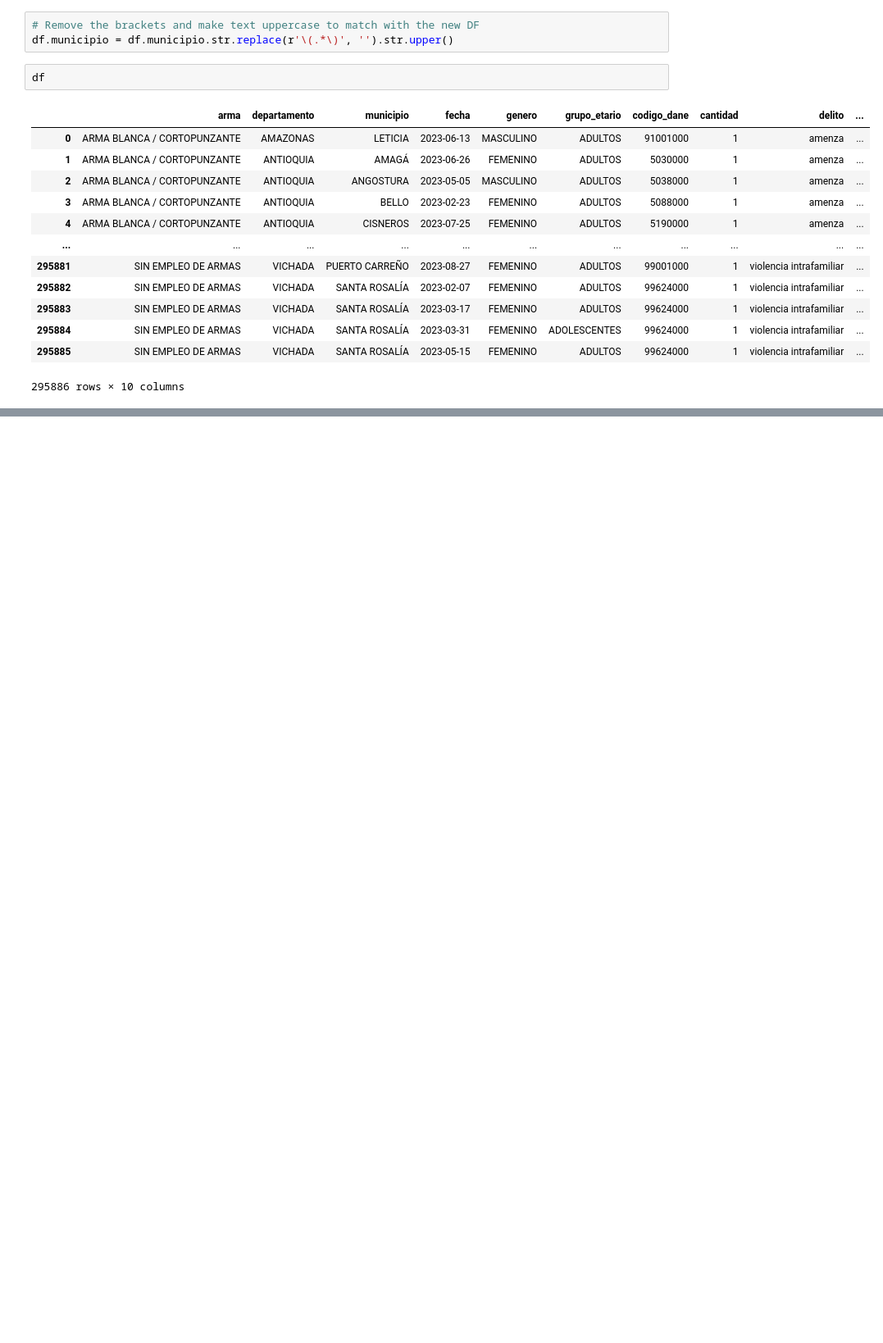
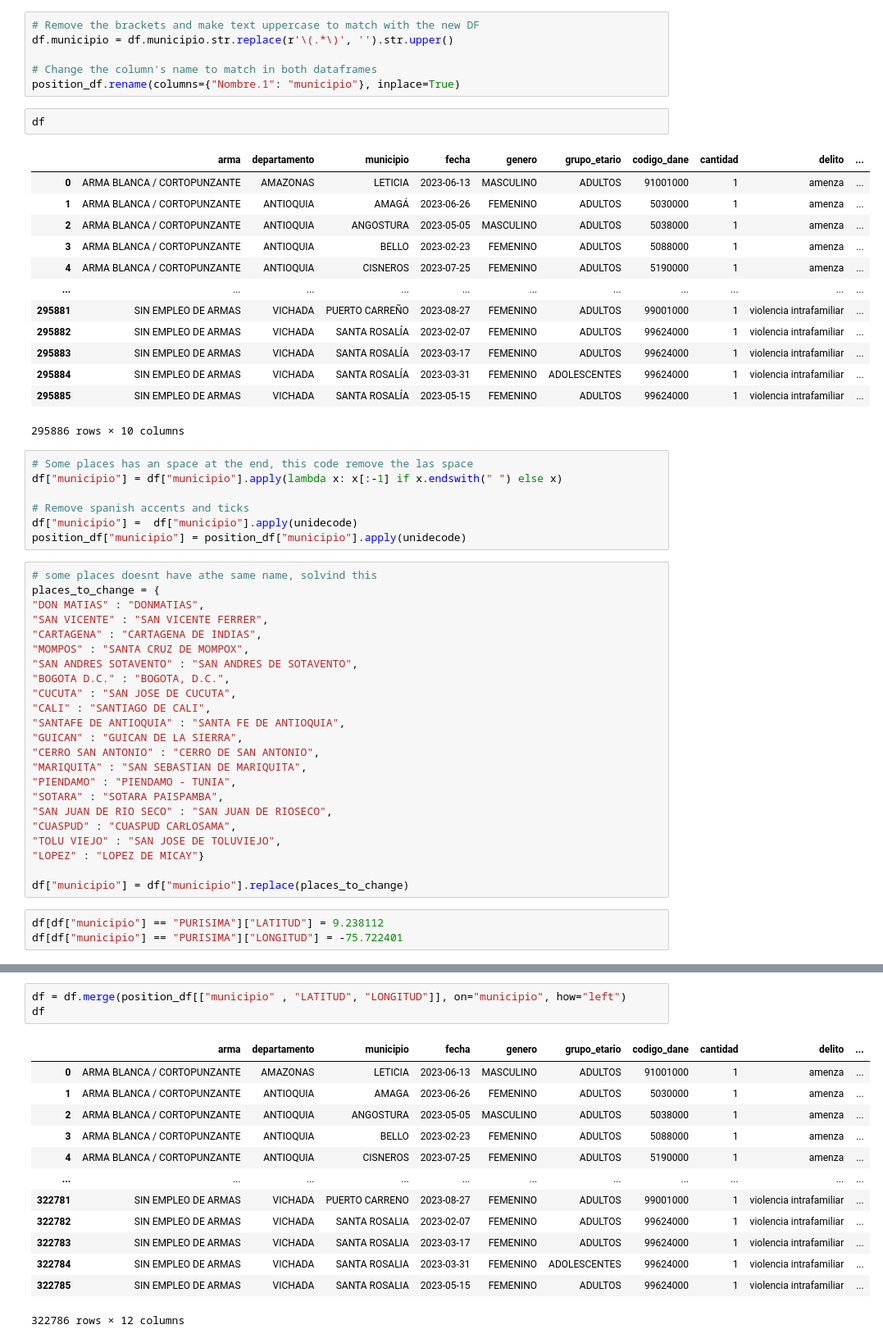
Before and after one commit to Alejolamilla/Colombian-Crimes, a Jupyter notebook: Notebooks/03_Enrichment.ipynb, the cells around one changed output, grey strips where cells are left out. Shown: that part at 82% size. Saved outputs shown, nothing was run; the diff lists cells and outputs as text; blank space fills up the shorter version.

Commit message:
Finished cleaning the data for the location of each place

```diff
--- a/Notebooks/03_Enrichment.ipynb
+++ b/Notebooks/03_Enrichment.ipynb
@@ -52,6 +37,9 @@ position_df.head(-10)
 # %%
 # Remove the brackets and make text uppercase to match with the new DF
 df.municipio = df.municipio.str.replace(r'\(.*\)', '').str.upper()
+
+# Change the column's name to match in both dataframes
+position_df.rename(columns={"Nombre.1": "municipio"}, inplace=True)
 # %%
 df
 # %% [output]
@@ -68,3 +56,36 @@ df
 | 295884 | SIN EMPLEO DE ARMAS | VICHADA | SANTA ROSALÍA | 2023-03-31 | FEMENINO | ADOLESCENTES | 99624000 | 1 | violencia intrafamiliar | ... |
 | 295885 | SIN EMPLEO DE ARMAS | VICHADA | SANTA ROSALÍA | 2023-05-15 | FEMENINO | ADULTOS | 99624000 | 1 | violencia intrafamiliar | ... |
 295886 rows × 10 columns
+# %%
+# Some places has an space at the end, this code remove the las space
+df["municipio"] = df["municipio"].apply(lambda x: x[:-1] if x.endswith(" ") else x)
+
+# Remove spanish accents and ticks
+df["municipio"] =  df["municipio"].apply(unidecode)
+position_df["municipio"] = position_df["municipio"].apply(unidecode)
+# %%
+# some places doesnt have athe same name, solvind this
+places_to_change = {
+"DON MATIAS" : "DONMATIAS",
+"SAN VICENTE" : "SAN VICENTE FERRER",
+"CARTAGENA" : "CARTAGENA DE INDIAS",
+"MOMPOS" : "SANTA CRUZ DE MOMPOX",
+"SAN ANDRES SOTAVENTO" : "SAN ANDRES DE SOTAVENTO",
+"BOGOTA D.C." : "BOGOTA, D.C.",
+"CUCUTA" : "SAN JOSE DE CUCUTA",
+"CALI" : "SANTIAGO DE CALI",
+"SANTAFE DE ANTIOQUIA" : "SANTA FE DE ANTIOQUIA",
+"GUICAN" : "GUICAN DE LA SIERRA",
+"CERRO SAN ANTONIO" : "CERRO DE SAN ANTONIO",
+"MARIQUITA" : "SAN SEBASTIAN DE MARIQUITA",
+"PIENDAMO" : "PIENDAMO - TUNIA",
+"SOTARA" : "SOTARA PAISPAMBA",
+"SAN JUAN DE RIO SECO" : "SAN JUAN DE RIOSECO",
+"CUASPUD" : "CUASPUD CARLOSAMA",
+"TOLU VIEJO" : "SAN JOSE DE TOLUVIEJO",
+"LOPEZ" : "LOPEZ DE MICAY"}
+
+df["municipio"] = df["municipio"].replace(places_to_change)
+# %%
+df[df["municipio"] == "PURISIMA"]["LATITUD"] = 9.238112
+df[df["municipio"] == "PURISIMA"]["LONGITUD"] = -75.722401
@@ -70,0 +103,17 @@ df
+# %%
+df = df.merge(position_df[["municipio" , "LATITUD", "LONGITUD"]], on="municipio", how="left")
+df
+# %% [output]
+|  | arma | departamento | municipio | fecha | genero | grupo_etario | codigo_dane | cantidad | delito | ... |
+| 0 | ARMA BLANCA / CORTOPUNZANTE | AMAZONAS | LETICIA | 2023-06-13 | MASCULINO | ADULTOS | 91001000 | 1 | amenza | ... |
+| 1 | ARMA BLANCA / CORTOPUNZANTE | ANTIOQUIA | AMAGA | 2023-06-26 | FEMENINO | ADULTOS | 5030000 | 1 | amenza | ... |
+| 2 | ARMA BLANCA / CORTOPUNZANTE | ANTIOQUIA | ANGOSTURA | 2023-05-05 | MASCULINO | ADULTOS | 5038000 | 1 | amenza | ... |
+| 3 | ARMA BLANCA / CORTOPUNZANTE | ANTIOQUIA | BELLO | 2023-02-23 | FEMENINO | ADULTOS | 5088000 | 1 | amenza | ... |
+| 4 | ARMA BLANCA / CORTOPUNZANTE | ANTIOQUIA | CISNEROS | 2023-07-25 | FEMENINO | ADULTOS | 5190000 | 1 | amenza | ... |
+| ... | ... | ... | ... | ... | ... | ... | ... | ... | ... | ... |
+| 322781 | SIN EMPLEO DE ARMAS | VICHADA | PUERTO CARRENO | 2023-08-27 | FEMENINO | ADULTOS | 99001000 | 1 | violencia intrafamiliar | ... |
+| 322782 | SIN EMPLEO DE ARMAS | VICHADA | SANTA ROSALIA | 2023-02-07 | FEMENINO | ADULTOS | 99624000 | 1 | violencia intrafamiliar | ... |
+| 322783 | SIN EMPLEO DE ARMAS | VICHADA | SANTA ROSALIA | 2023-03-17 | FEMENINO | ADULTOS | 99624000 | 1 | violencia intrafamiliar | ... |
+| 322784 | SIN EMPLEO DE ARMAS | VICHADA | SANTA ROSALIA | 2023-03-31 | FEMENINO | ADOLESCENTES | 99624000 | 1 | violencia intrafamiliar | ... |
+| 322785 | SIN EMPLEO DE ARMAS | VICHADA | SANTA ROSALIA | 2023-05-15 | FEMENINO | ADULTOS | 99624000 | 1 | violencia intrafamiliar | ... |
+322786 rows × 12 columns
```
Also changed, not shown: parts of 7 cells of this notebook.
